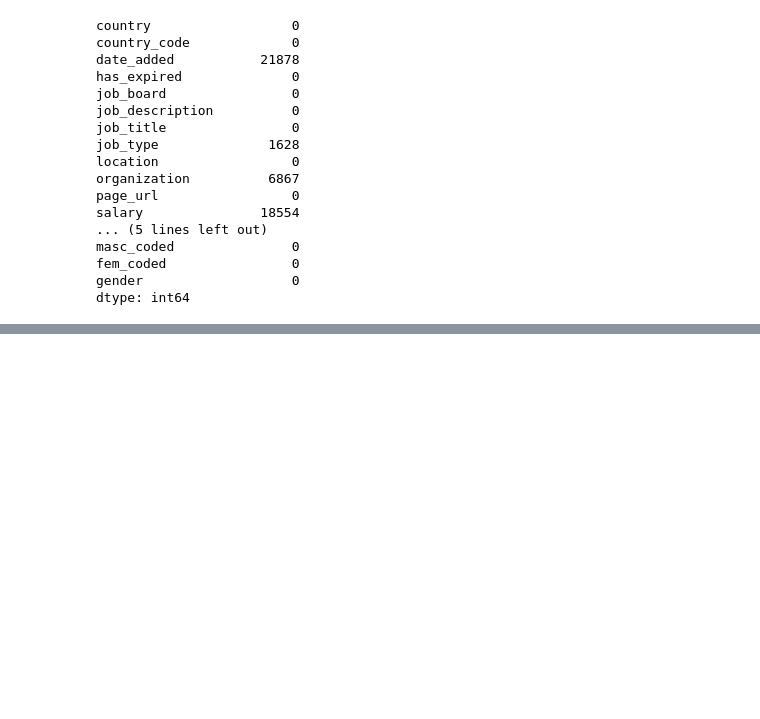
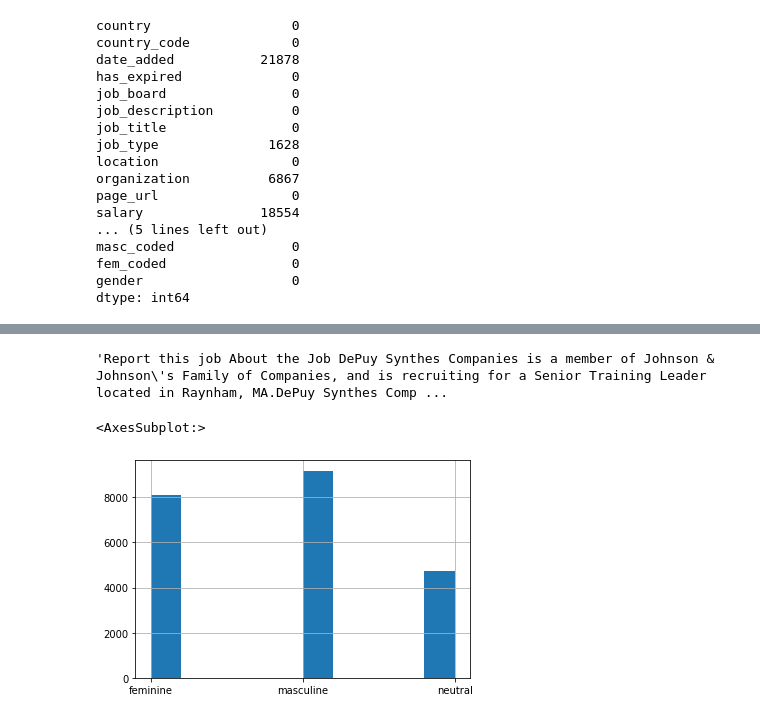
Before and after one commit to reneSalmon/fairjobs, a Jupyter notebook: notebooks/basemodel.ipynb, the cells around one changed output, grey strips where cells are left out. Drawn from its saved outputs; the diff is of its cells as text; code cells hidden in the pictures; blank space fills up the shorter version.

```diff
--- a/notebooks/basemodel.ipynb
+++ b/notebooks/basemodel.ipynb
@@ -246,9 +246,9 @@ def fem_similar_words(text):
     return (n_simil_fem + n_match_fem)
 # %%
 def label_gender (row):
-    if row['fem_words'] > row['masc_words'] :
+    if row['fem_coded'] > 0.55:
         return 'feminine'
-    elif row['fem_words'] < row['masc_words']:
+    elif row['fem_coded'] < 0.45:
         return 'masculine'
     else:
         return 'neutral'
@@ -472,0 +532,9 @@ df
+# %%
+data['job_description'].iloc[2]
+# %% [output]
+'Report this job About the Job DePuy Synthes Companies is a member of Johnson & Johnson\'s Family of Companies, and is recruiting for a Senior Training Leader located in Raynham, MA.DePuy Synthes Comp ...
+# %%
+data['gender'].hist()
+# %% [output]
+<AxesSubplot:>
+[figure, added]
```
Also changed, not shown: parts of 17 cells of this notebook, 1 other file.
